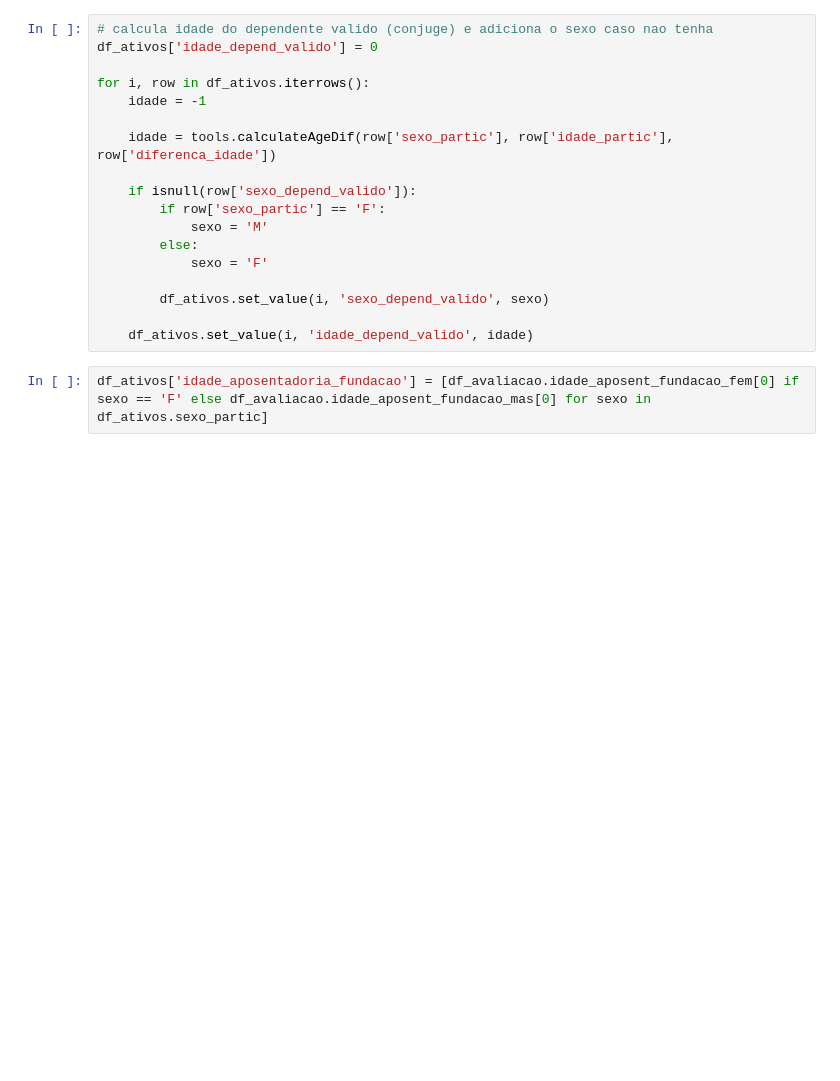
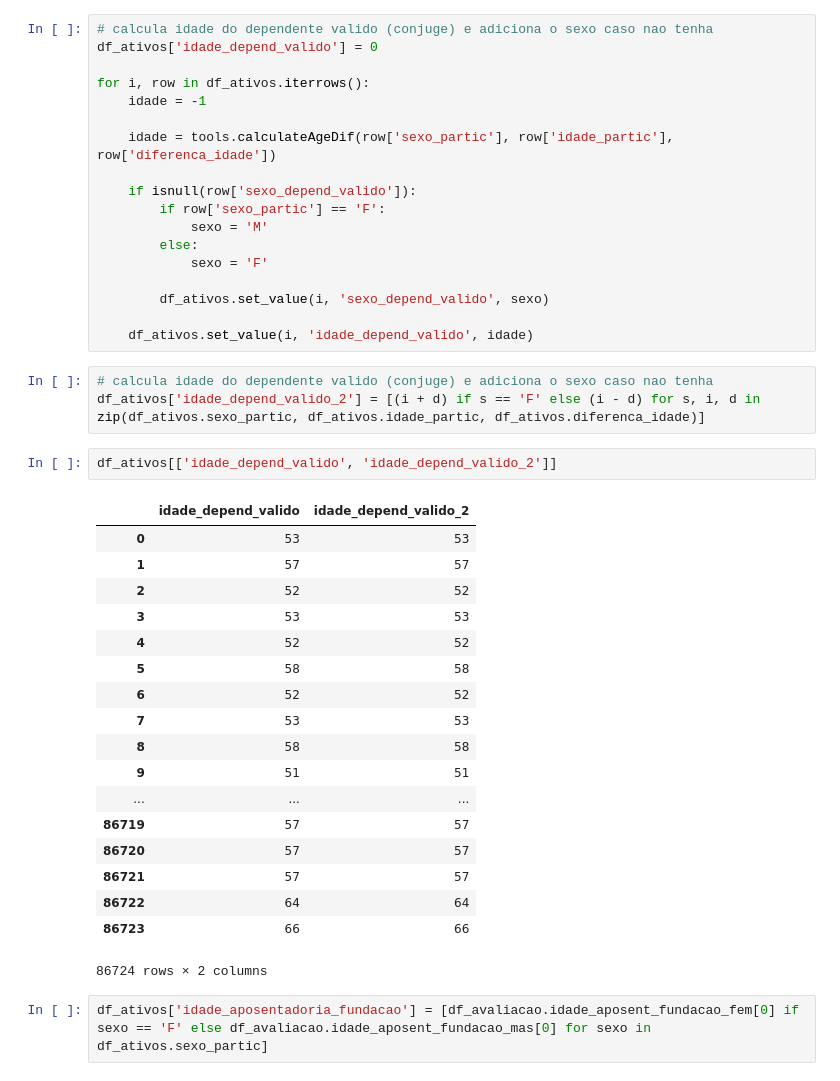
Before and after one commit to raphabritto/actuari_py, a Jupyter notebook: obtem_dados_avaliacao.ipynb, the cells around one changed output. Saved outputs shown, nothing was run; the diff lists cells and outputs as text; blank space fills up the shorter version.

Commit message:
calcula idade depende valido
calcula idade depende valido

```diff
--- a/obtem_dados_avaliacao.ipynb
+++ b/obtem_dados_avaliacao.ipynb
@@ -451,6 +451,30 @@ for i, row in df_ativos.iterrows():
         df_ativos.set_value(i, 'sexo_depend_valido', sexo)
 
     df_ativos.set_value(i, 'idade_depend_valido', idade)
+# %%
+# calcula idade do dependente valido (conjuge) e adiciona o sexo caso nao tenha
+df_ativos['idade_depend_valido_2'] = [(i + d) if s == 'F' else (i - d) for s, i, d in zip(df_ativos.sexo_partic, df_ativos.idade_partic, df_ativos.diferenca_idade)]
+# %%
+df_ativos[['idade_depend_valido', 'idade_depend_valido_2']]
+# %% [output]
+|  | idade_depend_valido | idade_depend_valido_2 |
+| 0 | 53 | 53 |
+| 1 | 57 | 57 |
+| 2 | 52 | 52 |
+| 3 | 53 | 53 |
+| 4 | 52 | 52 |
+| 5 | 58 | 58 |
+| 6 | 52 | 52 |
+| 7 | 53 | 53 |
+| 8 | 58 | 58 |
+| 9 | 51 | 51 |
+| ... | ... | ... |
+| 86719 | 57 | 57 |
+| 86720 | 57 | 57 |
+| 86721 | 57 | 57 |
+| 86722 | 64 | 64 |
+| 86723 | 66 | 66 |
+86724 rows × 2 columns
 # %%
 df_ativos['idade_aposentadoria_fundacao'] = [df_avaliacao.idade_aposent_fundacao_fem[0] if sexo == 'F' else df_avaliacao.idade_aposent_fundacao_mas[0] for sexo in df_ativos.sexo_partic]
 # %%
```
Also changed, not shown: parts of 3 cells of this notebook.
